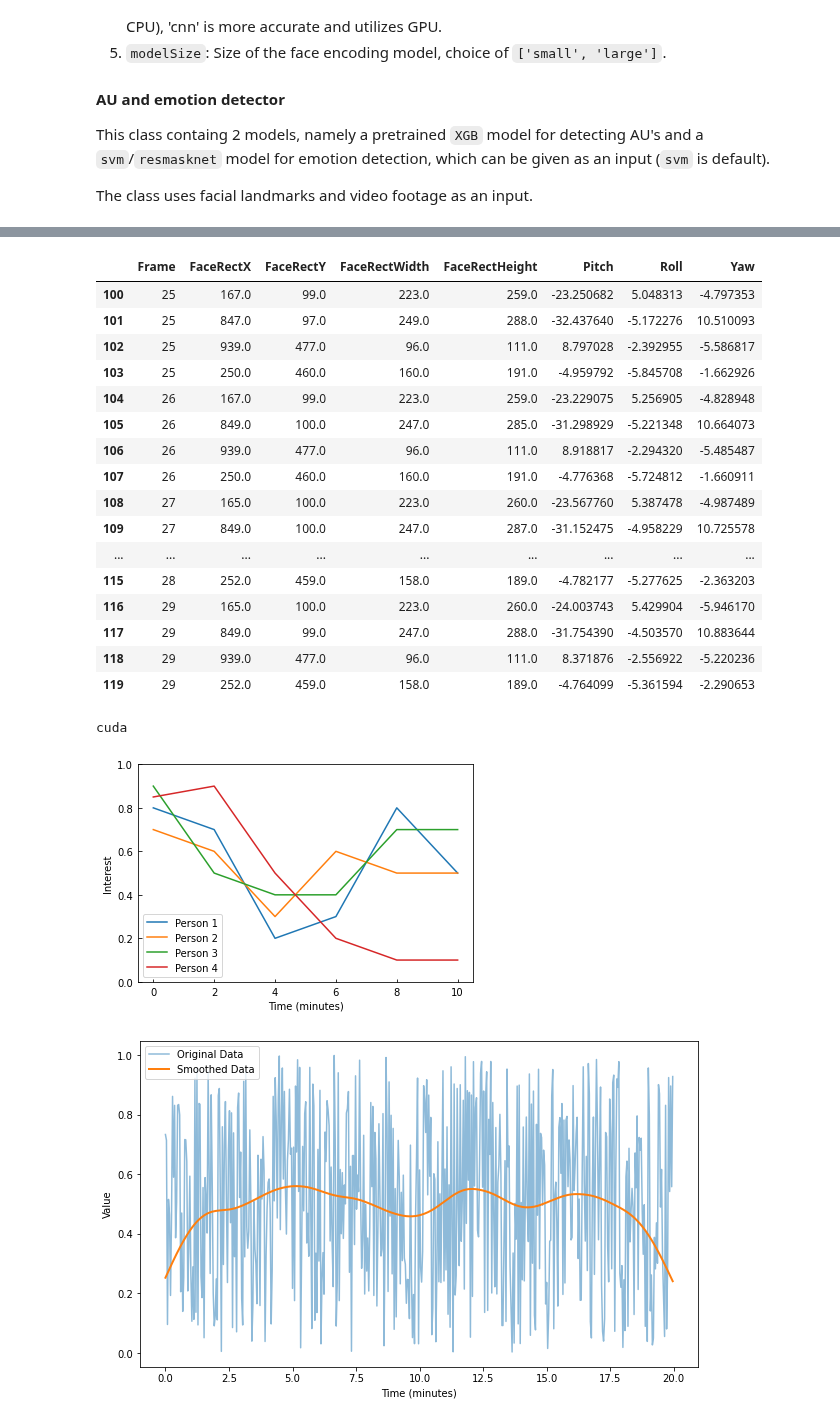
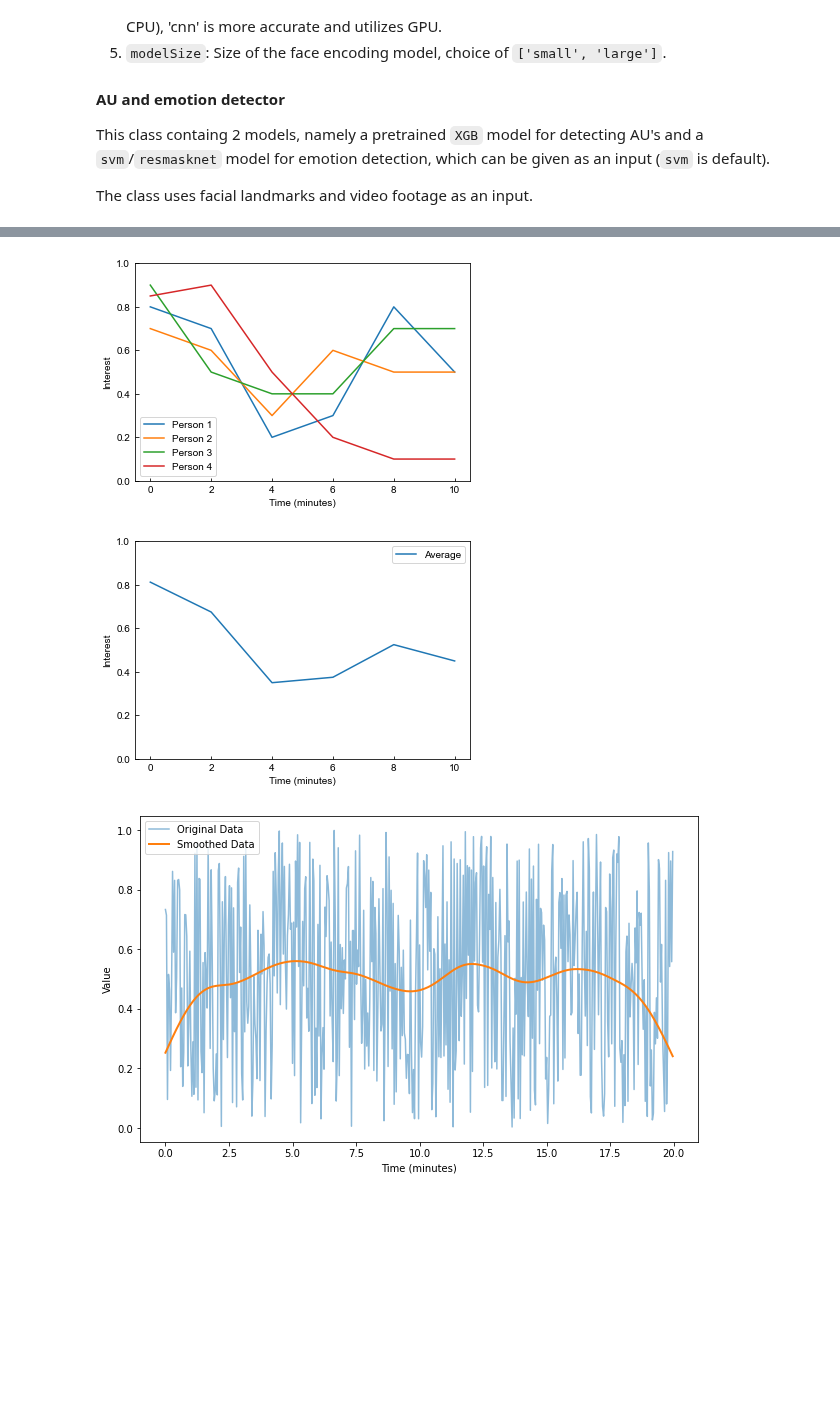
Before and after one commit to ramon284/Interest-predictor, a Jupyter notebook: pipeline.ipynb, the cells around one changed output, grey strips where cells are left out. Cells and saved outputs as stored; diff of their text form; code cells hidden in the pictures; blank space fills up the shorter version.

```diff
--- a/pipeline.ipynb
+++ b/pipeline.ipynb
@@ -9,14 +0,0 @@ Downloads videos as mp4 and saves the audio as mp3. mp4 may or may not contain a
-# %%
-from pytube import YouTube
-
-urls = ["https://www.youtube.com/watch?v=Yt3-a9mExZg", "https://www.youtube.com/watch?v=cGt8bEcd9Ms", 'https://www.youtube.com/watch?v=w00ooES3D5Y']
-urls = ['https://www.youtube.com/watch?v=w00ooES3D5Y']
-pathVideo = 'Data/Video'
-pathAudio = 'Data/Audio'
-
-for i, url in enumerate(urls):
-    print('yo')
-    yt = YouTube(url)
-    yt.streams.filter(abr="160kbps", progressive=False).first().download(filename="Audio"+str(i)+".mp3", output_path = pathAudio)
-    yt.streams.filter(res="720p", progressive=False).first().download(filename="Video"+str(i)+".mp4", output_path= pathVideo)
-##
@@ -306,37 +159,3 @@ nan
-# %%
-import gc
-import pandas as pd
-
-import time
-output = pd.read_csv(f'mapje/meeting_1/1_faceDetected.csv')
-
-output[100:120]
-# %% [output]
-|  | Frame | FaceRectX | FaceRectY | FaceRectWidth | FaceRectHeight | Pitch | Roll | Yaw |
-| 100 | 25 | 167.0 | 99.0 | 223.0 | 259.0 | -23.250682 | 5.048313 | -4.797353 |
-| 101 | 25 | 847.0 | 97.0 | 249.0 | 288.0 | -32.437640 | -5.172276 | 10.510093 |
-| 102 | 25 | 939.0 | 477.0 | 96.0 | 111.0 | 8.797028 | -2.392955 | -5.586817 |
-| 103 | 25 | 250.0 | 460.0 | 160.0 | 191.0 | -4.959792 | -5.845708 | -1.662926 |
-| 104 | 26 | 167.0 | 99.0 | 223.0 | 259.0 | -23.229075 | 5.256905 | -4.828948 |
-| 105 | 26 | 849.0 | 100.0 | 247.0 | 285.0 | -31.298929 | -5.221348 | 10.664073 |
-| 106 | 26 | 939.0 | 477.0 | 96.0 | 111.0 | 8.918817 | -2.294320 | -5.485487 |
-| 107 | 26 | 250.0 | 460.0 | 160.0 | 191.0 | -4.776368 | -5.724812 | -1.660911 |
-| 108 | 27 | 165.0 | 100.0 | 223.0 | 260.0 | -23.567760 | 5.387478 | -4.987489 |
-| 109 | 27 | 849.0 | 100.0 | 247.0 | 287.0 | -31.152475 | -4.958229 | 10.725578 |
-| ... | ... | ... | ... | ... | ... | ... | ... | ... |
-| 115 | 28 | 252.0 | 459.0 | 158.0 | 189.0 | -4.782177 | -5.277625 | -2.363203 |
-| 116 | 29 | 165.0 | 100.0 | 223.0 | 260.0 | -24.003743 | 5.429904 | -5.946170 |
-| 117 | 29 | 849.0 | 99.0 | 247.0 | 288.0 | -31.754390 | -4.503570 | 10.883644 |
-| 118 | 29 | 939.0 | 477.0 | 96.0 | 111.0 | 8.371876 | -2.556922 | -5.220236 |
-| 119 | 29 | 252.0 | 459.0 | 158.0 | 189.0 | -4.764099 | -5.361594 | -2.290653 |
-# %%
-from feat import Detector
-import cv2
-det = Detector(face_model='retinaface', au_model='svm', emotion_model='svm', landmark_model='mobilenet', facepose_model='img2pose', device='cuda')
-img = cv2.imread('mytestface.jpg')
-det.detect_image('mytestface.jpg')
-# %% [output]
-cuda
 # %%
 import numpy as np
 import matplotlib.pyplot as plt
@@ -349,45 +168,60 @@ interestlist.append([0.8, 0.7, 0.2, 0.3, 0.8, 0.5])
 interestlist.append([0.7, 0.6, 0.3, 0.6, 0.5, 0.5])
 interestlist.append([0.9, 0.5, 0.4, 0.4, 0.7, 0.7])
 interestlist.append([0.85, 0.9, 0.5, 0.2, 0.1, 0.1])
-interestlist.append([0.8, 0.8, 0.8, 0.8, 0.2, 0.2])
 # Generate interest data (y-axis) between 0 and 1 for each person
 interest_data = {}
 for i, interest in zip(range(1, 5), interestlist):
-    #np.random.seed(i)  # Set the seed for reproducibility
-    #interest = np.random.uniform(0, 1, len(time))
-    #interest=[0.8, 0.7, 0.2, 0.3, 0.8, 0.5]
     interest_data[f"Person {i}"] = interest
 
 # Create the plot
 fig, ax = plt.subplots()
 
 # Plot the data for each person
 for label, interest in interest_data.items():
     ax.plot(time, interest, label=label)
 
 # Set the x-axis and y-axis labels
 ax.set_xlabel("Time (minutes)")
 ax.set_ylabel("Interest")
 
 # Set the y-axis limits
 ax.set_ylim(0, 1)
 
 ax.tick_params(axis='both', direction='in', pad=5)
 
 # Add a legend
 ax.legend()
 
-
 # Save the plot as a PNG file
 plt.savefig("timeline_graph.png", dpi=300, bbox_inches="tight")
+# Add a legend
+ax.legend()
+# Show the plot
+plt.show()
+
+fig2, ax2 = plt.subplots()
+
+# Compute the average interest at each time point and plot it
+average_interest = np.mean(list(interest_data.values()), axis=0)
+ax2.plot(time, average_interest, label='Average')
+
+# Set the x-axis and y-axis labels
+ax2.set_xlabel("Time (minutes)")
+ax2.set_ylabel("Interest")
+
+# Set the y-axis limits
+ax2.set_ylim(0, 1)
+
+ax2.tick_params(axis='both', direction='in', pad=5)
 
 # Add a legend
-ax.legend()
+ax2.legend()
 
 # Show the plot
 plt.show()
 # %% [output]
-[figure, old version]
+[figure, new version]
+[figure, added]
 # %%
 import numpy as np
 import matplotlib.pyplot as plt
```
Also changed, not shown: parts of 37 cells of this notebook, 5 other files.
